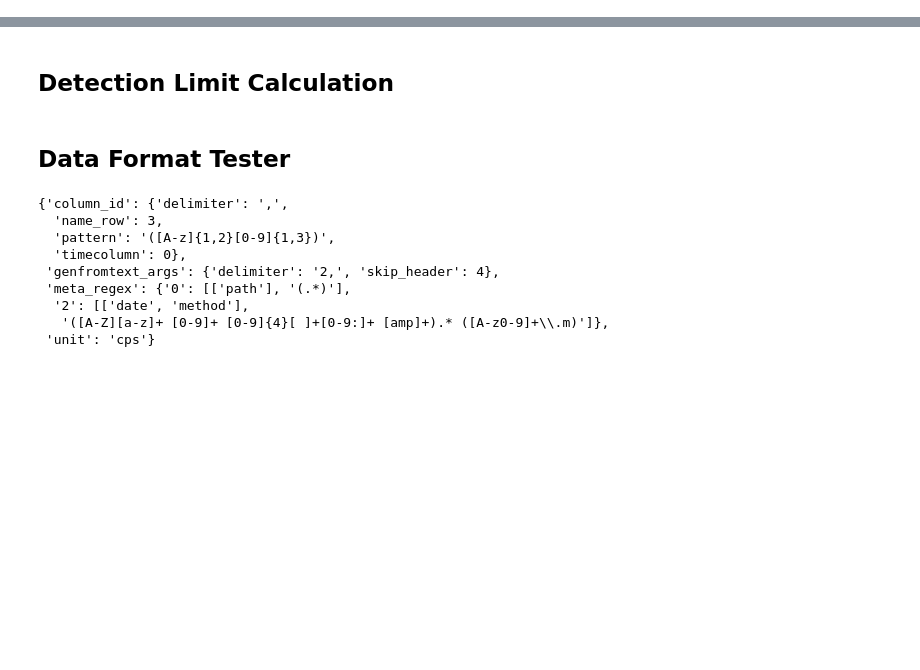
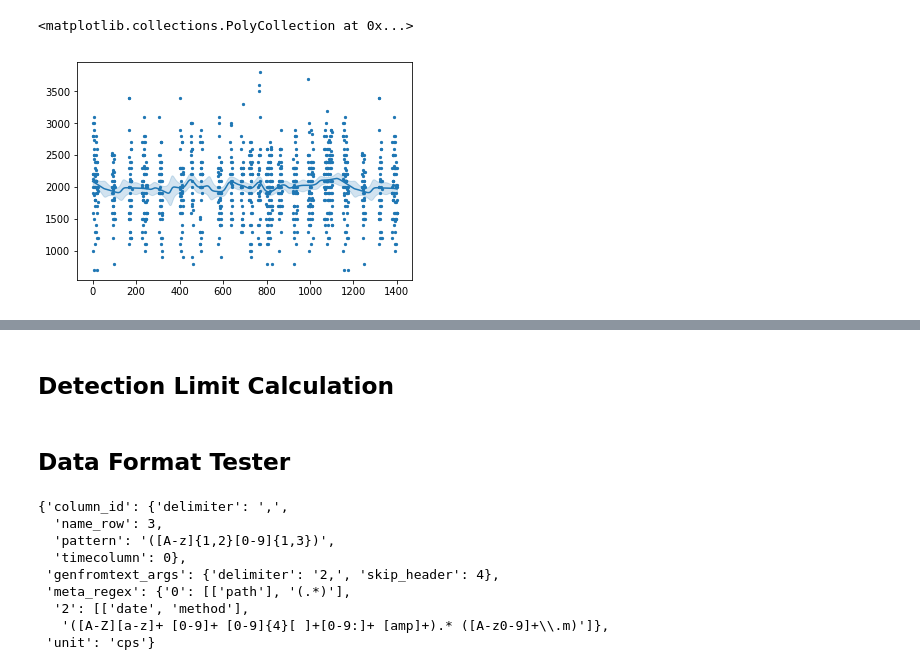
Before and after one commit to oscarbranson/latools, a Jupyter notebook: dev.ipynb, the cells around one changed output, grey strips where cells are left out. Saved outputs shown, nothing was run; the diff lists cells and outputs as text; code cells hidden in the pictures; blank space fills up the shorter version.

```diff
--- a/dev.ipynb
+++ b/dev.ipynb
@@ -286,0 +44,16 @@ from scipy import odr
+# %%
+a = 'Al27'
+
+plt.scatter(d.bkg['raw'].uTime, d.bkg['raw'].loc[:, a], s=5)
+
+plt.plot(d.bkg['calc']['uTime'],
+         d.bkg['calc'][a]['mean'])
+
+plt.fill_between(d.bkg['calc']['uTime'],
+                 d.bkg['calc'][a]['mean'] - d.bkg['calc'][a]['stderr'],
+                 d.bkg['calc'][a]['mean'] + d.bkg['calc'][a]['stderr'], alpha=0.2, color='C0')
+
+# d.bkg['raw']
+# %% [output]
+<matplotlib.collections.PolyCollection at 0x...>
+[figure, added]
```
Also changed, not shown: parts of 55 cells of this notebook.
